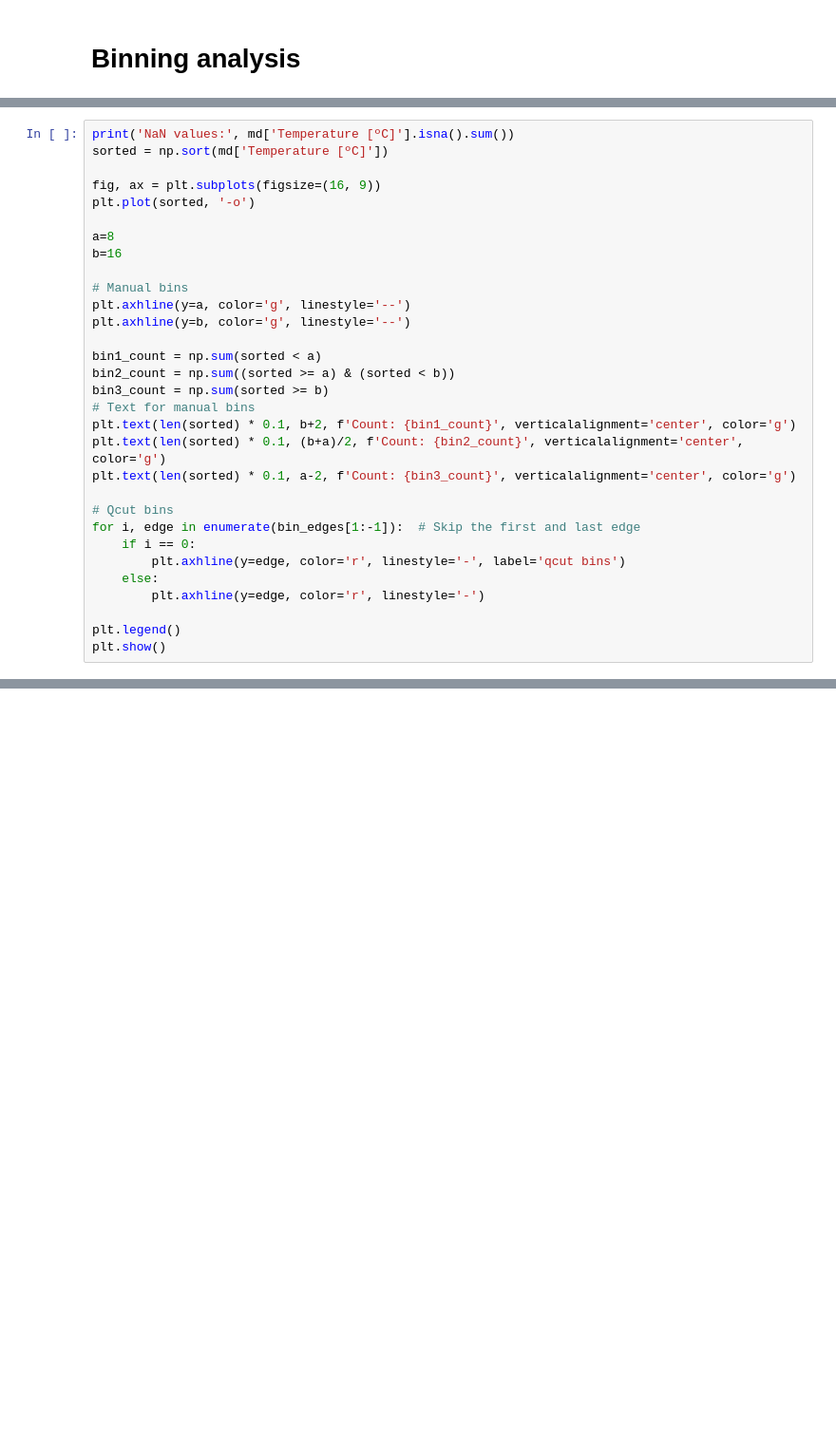
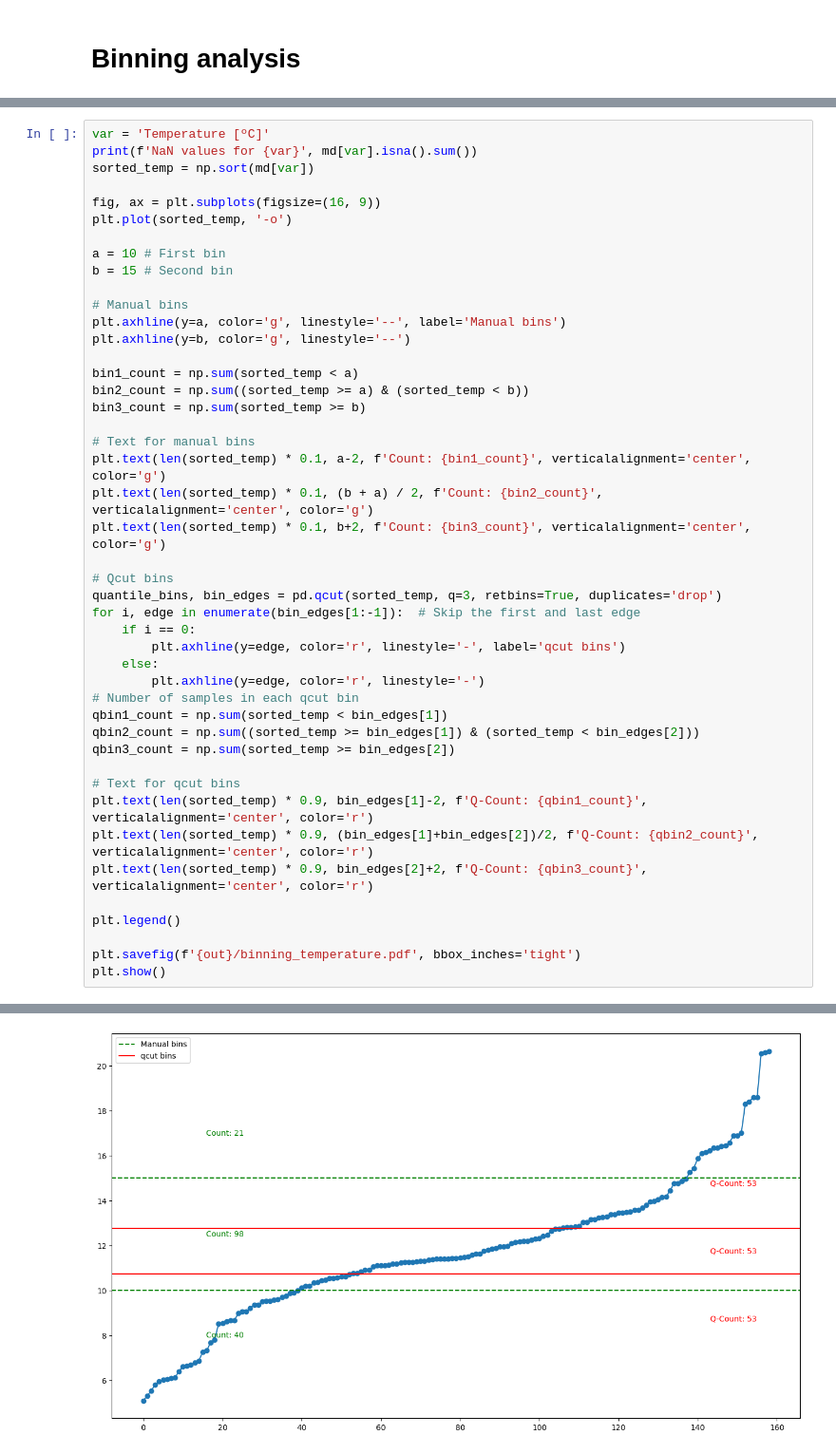
Before and after one commit to nico142857/tara_chile, a Jupyter notebook: 01_data/00_metadata/EDA_metadata.ipynb, the cells around one changed output, grey strips where cells are left out. Shown at 95% size. Drawn from its saved outputs; the diff is of its cells as text; blank space fills up the shorter version.

```diff
--- a/01_data/00_metadata/EDA_metadata.ipynb
+++ b/01_data/00_metadata/EDA_metadata.ipynb
@@ -173,32 +174,46 @@ plt.show()
 # %%
-print('NaN values:', md['Temperature [ºC]'].isna().sum())
-sorted = np.sort(md['Temperature [ºC]'])
+var = 'Temperature [ºC]'
+print(f'NaN values for {var}', md[var].isna().sum())
+sorted_temp = np.sort(md[var])
 
 fig, ax = plt.subplots(figsize=(16, 9))
-plt.plot(sorted, '-o')
+plt.plot(sorted_temp, '-o')
 
-a=8
-b=16
+a = 10 # First bin
+b = 15 # Second bin
 
 # Manual bins
-plt.axhline(y=a, color='g', linestyle='--')
+plt.axhline(y=a, color='g', linestyle='--', label='Manual bins')
 plt.axhline(y=b, color='g', linestyle='--')
 
-bin1_count = np.sum(sorted < a)
-bin2_count = np.sum((sorted >= a) & (sorted < b))
-bin3_count = np.sum(sorted >= b)
+bin1_count = np.sum(sorted_temp < a)
+bin2_count = np.sum((sorted_temp >= a) & (sorted_temp < b))
+bin3_count = np.sum(sorted_temp >= b)
+
 # Text for manual bins
-plt.text(len(sorted) * 0.1, b+2, f'Count: {bin1_count}', verticalalignment='center', color='g')
-plt.text(len(sorted) * 0.1, (b+a)/2, f'Count: {bin2_count}', verticalalignment='center', color='g')
-plt.text(len(sorted) * 0.1, a-2, f'Count: {bin3_count}', verticalalignment='center', color='g')
+plt.text(len(sorted_temp) * 0.1, a-2, f'Count: {bin1_count}', verticalalignment='center', color='g')
+plt.text(len(sorted_temp) * 0.1, (b + a) / 2, f'Count: {bin2_count}', verticalalignment='center', color='g')
+plt.text(len(sorted_temp) * 0.1, b+2, f'Count: {bin3_count}', verticalalignment='center', color='g')
 
 # Qcut bins
+quantile_bins, bin_edges = pd.qcut(sorted_temp, q=3, retbins=True, duplicates='drop')
 for i, edge in enumerate(bin_edges[1:-1]):  # Skip the first and last edge
     if i == 0:
         plt.axhline(y=edge, color='r', linestyle='-', label='qcut bins')
     else:
         plt.axhline(y=edge, color='r', linestyle='-')
+# Number of samples in each qcut bin
+qbin1_count = np.sum(sorted_temp < bin_edges[1])
+qbin2_count = np.sum((sorted_temp >= bin_edges[1]) & (sorted_temp < bin_edges[2]))
+qbin3_count = np.sum(sorted_temp >= bin_edges[2])
+
+# Text for qcut bins
+plt.text(len(sorted_temp) * 0.9, bin_edges[1]-2, f'Q-Count: {qbin1_count}', verticalalignment='center', color='r')
+plt.text(len(sorted_temp) * 0.9, (bin_edges[1]+bin_edges[2])/2, f'Q-Count: {qbin2_count}', verticalalignment='center', color='r')
+plt.text(len(sorted_temp) * 0.9, bin_edges[2]+2, f'Q-Count: {qbin3_count}', verticalalignment='center', color='r')
 
 plt.legend()
+
+plt.savefig(f'{out}/binning_temperature.pdf', bbox_inches='tight')
 plt.show()
 # %% [output]
@@ -206,0 +221 @@ NameError: name 'np' is not defined
+[figure, added]
```
Also changed, not shown: parts of 31 cells of this notebook, 15 other files.
